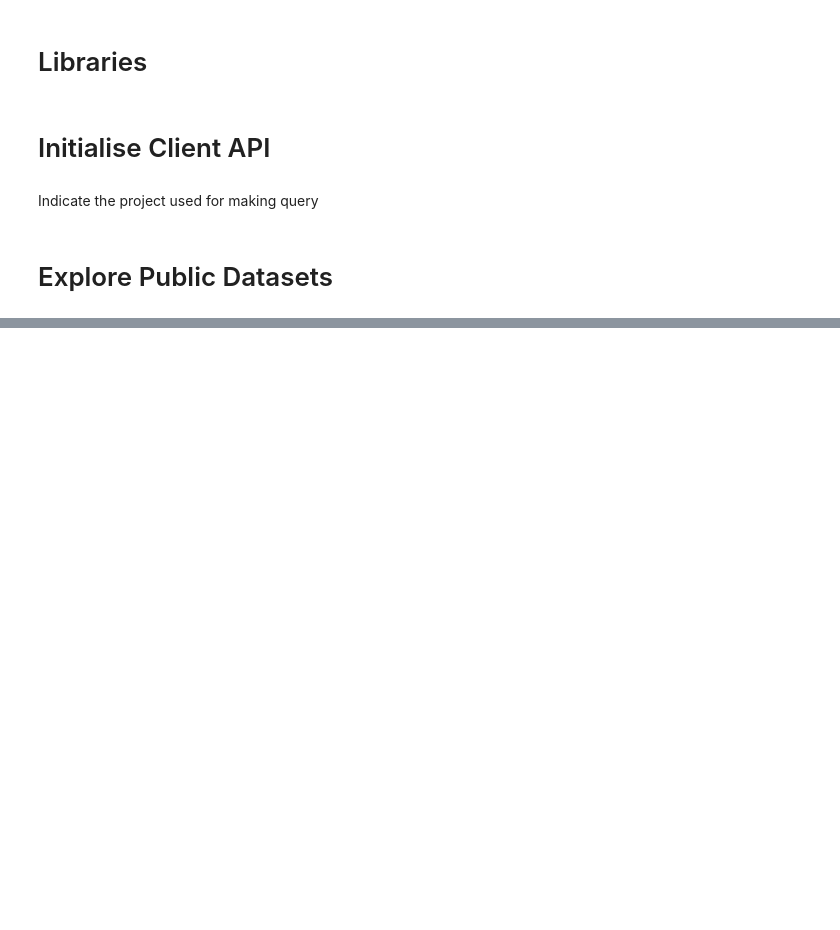
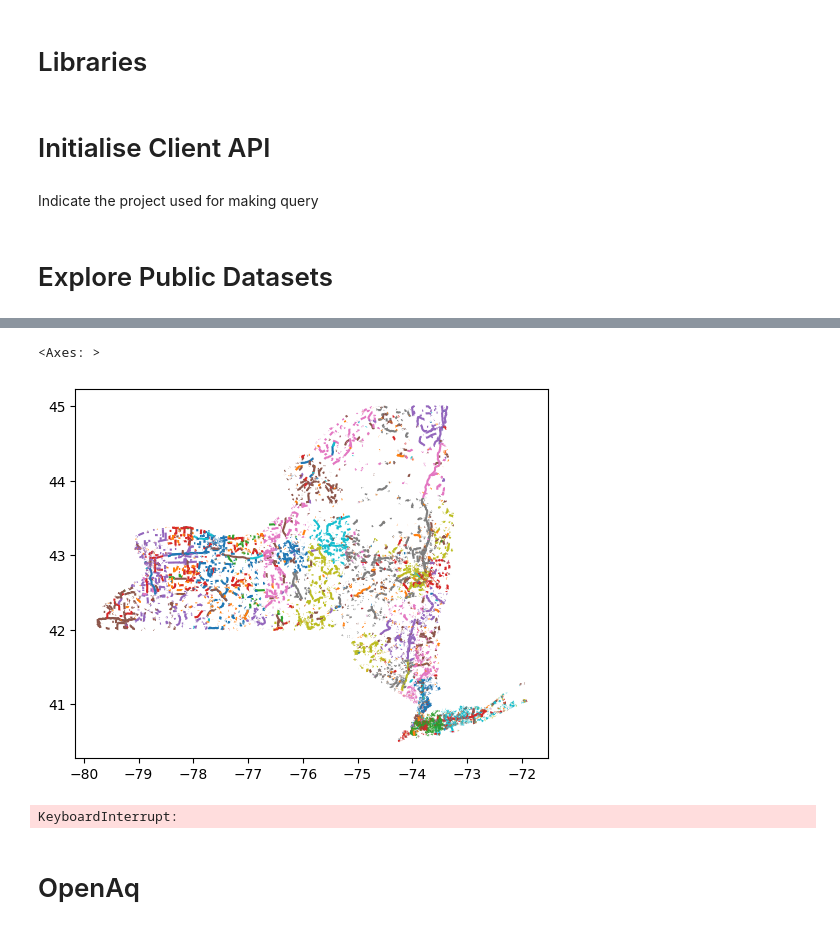
Before and after one commit to henrychan1862/treeNYC, a Jupyter notebook: explore_public_data.ipynb, the cells around one changed output, grey strips where cells are left out. Cells and saved outputs as stored; diff of their text form; code cells hidden in the pictures; blank space fills up the shorter version.

Commit message:
explore NYC roads and Openaq

```diff
--- a/explore_public_data.ipynb
+++ b/explore_public_data.ipynb
@@ -48,0 +54,10 @@ bigquery-public-data:america_health_rankings.america_health_rankings
+# %%
+query_geo = """
+select full_name, road_geom, road_id
+from `bigquery-public-data.geo_us_roads.all_roads_36`
+limit 10000
+"""
+df_geo = client.query(query_geo).to_geodataframe(geography_column="road_geom")
+# %%
+df_geo = df_geo.set_index("full_name")
+df_geo
@@ -48,0 +79,14 @@ bigquery-public-data:america_health_rankings.america_health_rankings
+# %%
+df_geo.plot(column="road_id")
+# %% [output]
+<Axes: >
+[figure, added]
+# %%
+fig = px.choropleth_mapbox(df_geo, geojson=df_geo.road_geom, locations=df_geo.index, color="road_id",
+                           mapbox_style="carto-positron", center={"lat": 40.689656, "lon": -74.045597},
+                           height = 1000, width = 1600, zoom = 10)
+fig.show()
+# %% [output]
+KeyboardInterrupt:
+# %% [markdown]
+# OpenAq
```
Also changed, not shown: parts of 8 cells of this notebook.
